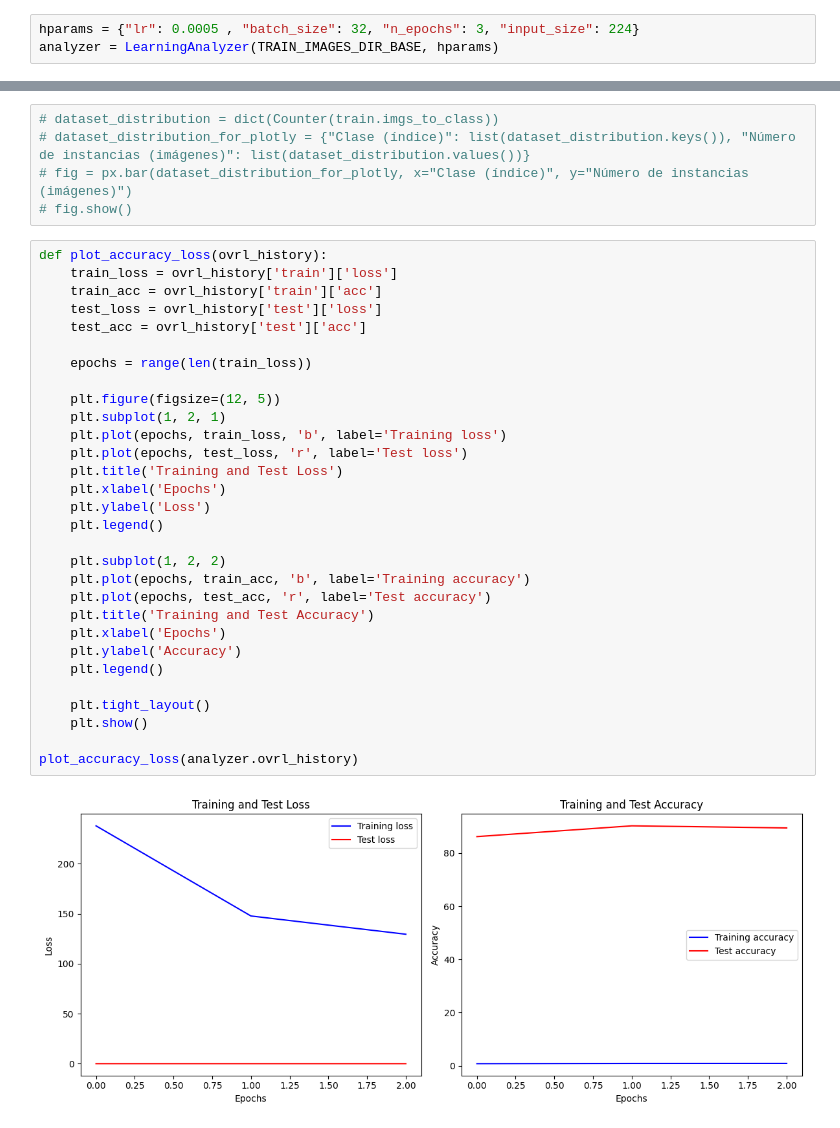
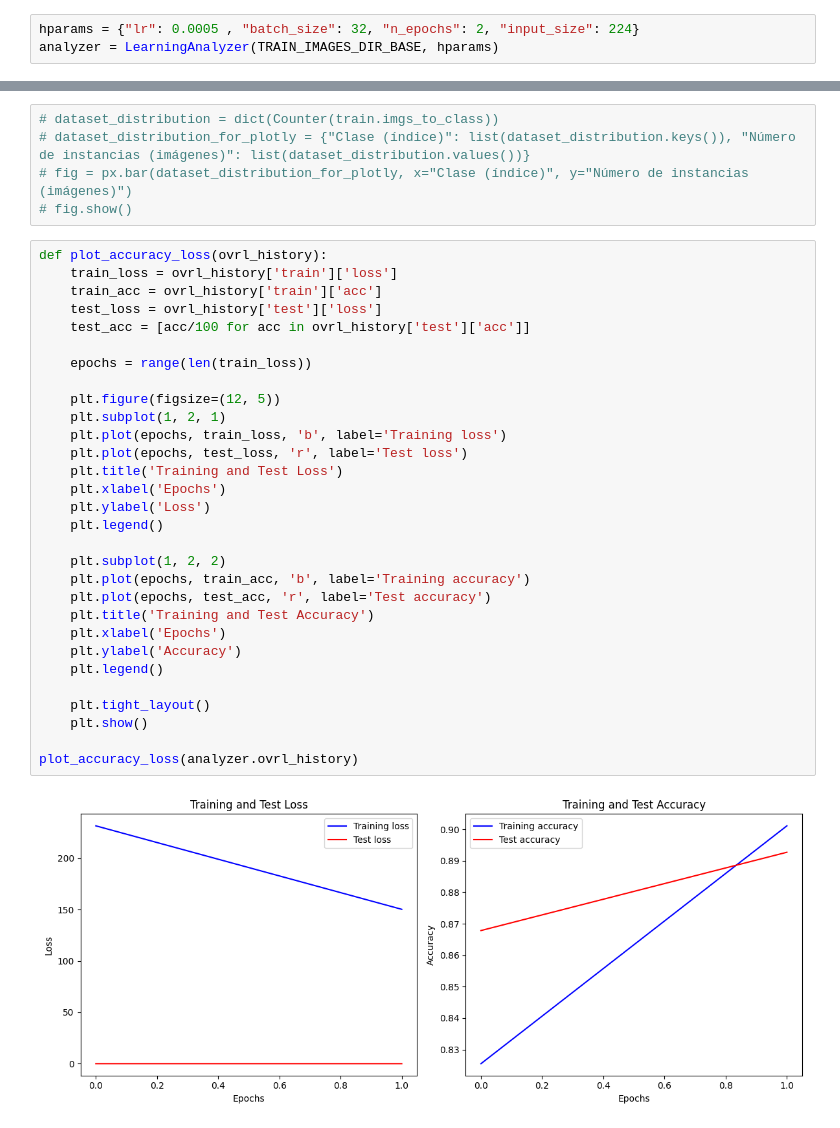
Before and after one commit to VicenteGM123/proyectoAP, a Jupyter notebook: NotebookProyectoAP.ipynb, the cells around one changed output, grey strips where cells are left out. Cells and saved outputs as stored; diff of their text form.

```diff
--- a/NotebookProyectoAP.ipynb
+++ b/NotebookProyectoAP.ipynb
@@ -334,7 +334,7 @@ class LearningAnalyzer():
 
       self.ovrl_history = self.train(self.model_pretrained, train_loader, test_loader)
 # %%
-hparams = {"lr": 0.0005 , "batch_size": 32, "n_epochs": 3, "input_size": 224}
+hparams = {"lr": 0.0005 , "batch_size": 32, "n_epochs": 2, "input_size": 224}
 analyzer = LearningAnalyzer(TRAIN_IMAGES_DIR_BASE, hparams)
 # %% [output]
 Arguments other than a weight enum or `None` for 'weights' are deprecated since 0.13 and may be removed in the future. The current behavior is equivalent to passing `weights=None`.
@@ -368,35 +365,35 @@ Average loss: 0.008695068468561619, Accuracy: 11788/13180 (89.43854324734446%)
 # %%
 def plot_accuracy_loss(ovrl_history):
     train_loss = ovrl_history['train']['loss']
     train_acc = ovrl_history['train']['acc']
     test_loss = ovrl_history['test']['loss']
-    test_acc = ovrl_history['test']['acc']
+    test_acc = [acc/100 for acc in ovrl_history['test']['acc']]
 
     epochs = range(len(train_loss))
 
     plt.figure(figsize=(12, 5))
     plt.subplot(1, 2, 1)
     plt.plot(epochs, train_loss, 'b', label='Training loss')
     plt.plot(epochs, test_loss, 'r', label='Test loss')
     plt.title('Training and Test Loss')
     plt.xlabel('Epochs')
     plt.ylabel('Loss')
     plt.legend()
 
     plt.subplot(1, 2, 2)
     plt.plot(epochs, train_acc, 'b', label='Training accuracy')
     plt.plot(epochs, test_acc, 'r', label='Test accuracy')
     plt.title('Training and Test Accuracy')
     plt.xlabel('Epochs')
     plt.ylabel('Accuracy')
     plt.legend()
 
     plt.tight_layout()
     plt.show()
 
 plot_accuracy_loss(analyzer.ovrl_history)
 # %% [output]
-[figure, old version]
+[figure, new version]
 # %%
 
 def plot_images(analyzer, model, test_loader, num_pairs=5):
```
Also changed, not shown: parts of 5 cells of this notebook.
